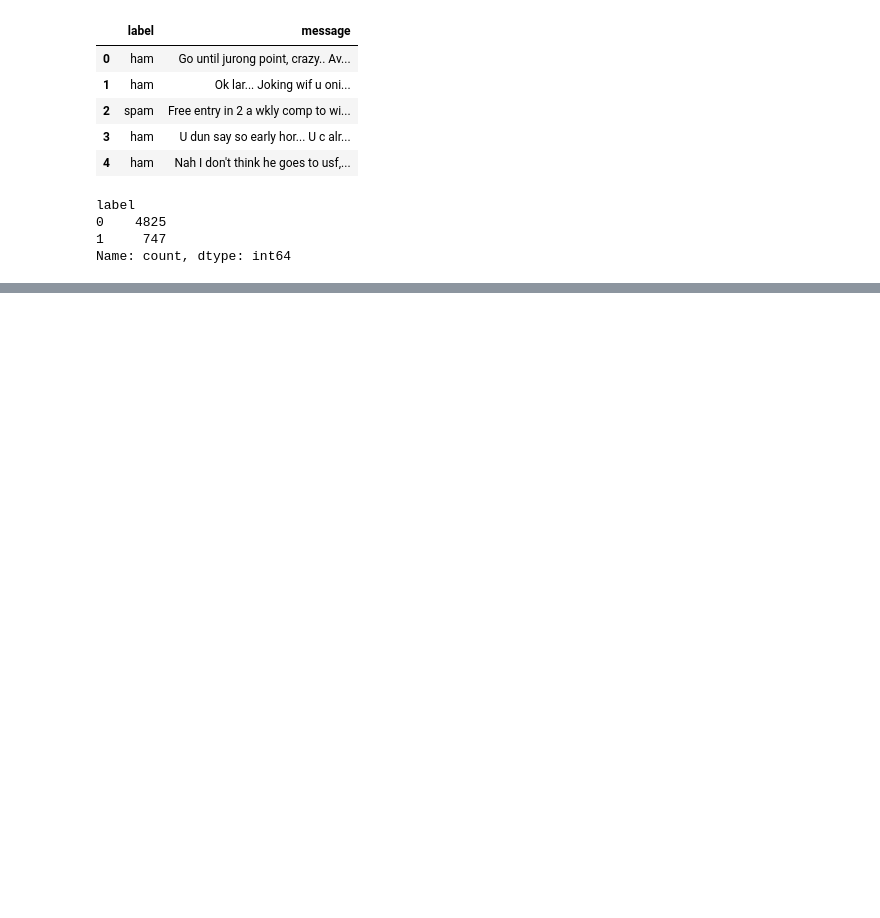
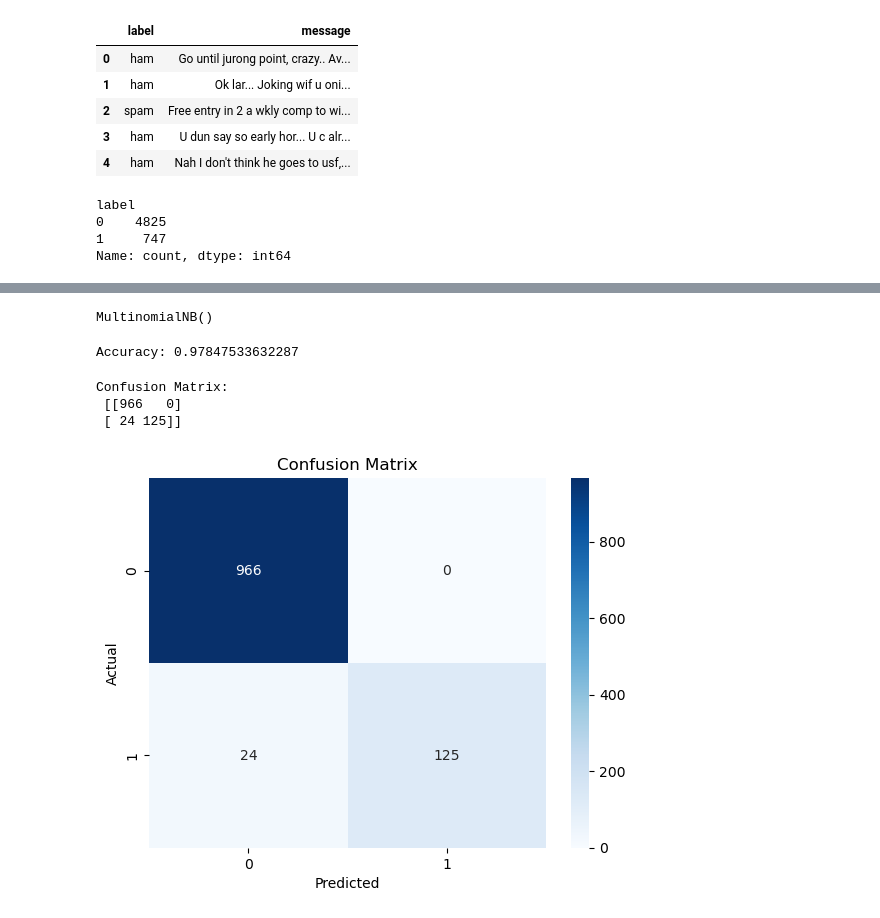
Before and after one commit to OluwatomisinOA/Machine-Learning-AI-Projects, a Jupyter notebook: Foundations (Projects)/06-naive-bayes-text-classifier.ipynb, the cells around one changed output, grey strips where cells are left out. Saved outputs shown, nothing was run; the diff lists cells and outputs as text; code cells hidden in the pictures; blank space fills up the shorter version.

```diff
--- a/Foundations (Projects)/06-naive-bayes-text-classifier.ipynb
+++ b/Foundations (Projects)/06-naive-bayes-text-classifier.ipynb
@@ -36,0 +35,7 @@ ImportError: cannot import name 'TfidVectorizer' from 'sklearn.feature_extractio
+# %%
+# create a TF-IDF vectorizer
+vectorizer = TfidfVectorizer(stop_words='english')
+# %%
+# fit on training data and transform both train and test
+X_train_vec = vectorizer.fit_transform(X_train)
+X_test_vec = vectorizer.transform(X_test)
@@ -36,0 +45,33 @@ ImportError: cannot import name 'TfidVectorizer' from 'sklearn.feature_extractio
+# %%
+# create and train the model
+model = MultinomialNB()
+model.fit(X_train_vec, y_train)
+# %% [output]
+MultinomialNB()
+# %%
+# predict on test data
+y_pred = model.predict(X_test_vec)
+# %%
+# accuracy
+print('Accuracy:', accuracy_score(y_test, y_pred))
+# %% [output]
+Accuracy: 0.97847533632287
+# %%
+# confusion matrix
+print('Confusion Matrix:\n', confusion_matrix(y_test, y_pred))
+# %% [output]
+Confusion Matrix:
+ [[966   0]
+ [ 24 125]]
+# %%
+# confusion matrix heatmap
+import seaborn as sns
+import matplotlib.pyplot as plt
+
+sns.heatmap(confusion_matrix(y_test, y_pred), annot=True, fmt='d', cmap='Blues')
+plt.title('Confusion Matrix')
+plt.xlabel('Predicted')
+plt.ylabel('Actual')
+plt.show()
+# %% [output]
+[figure, added]
```
Also changed, not shown: parts of 3 cells of this notebook, 1 other file.
